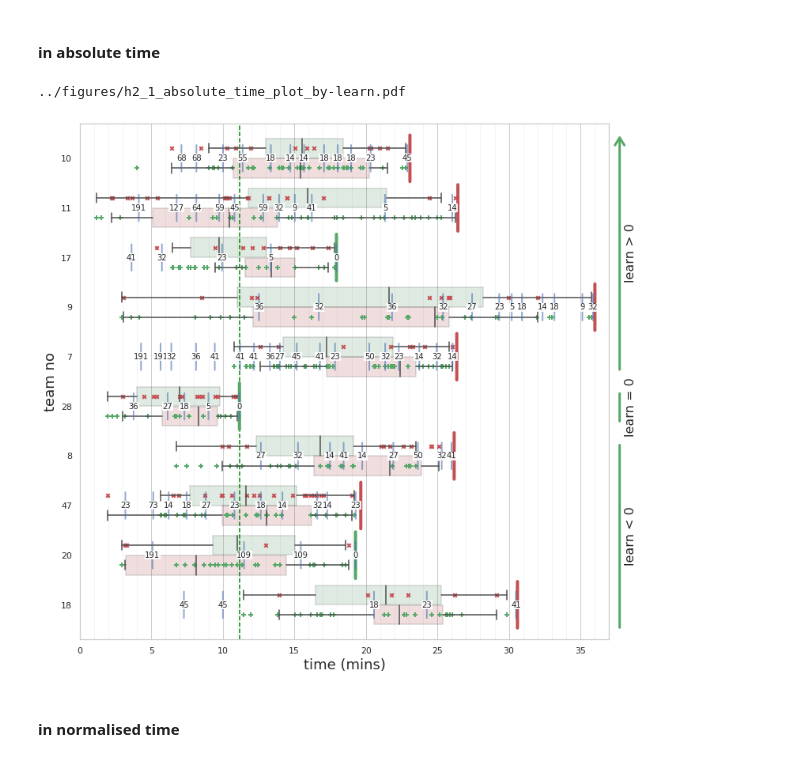
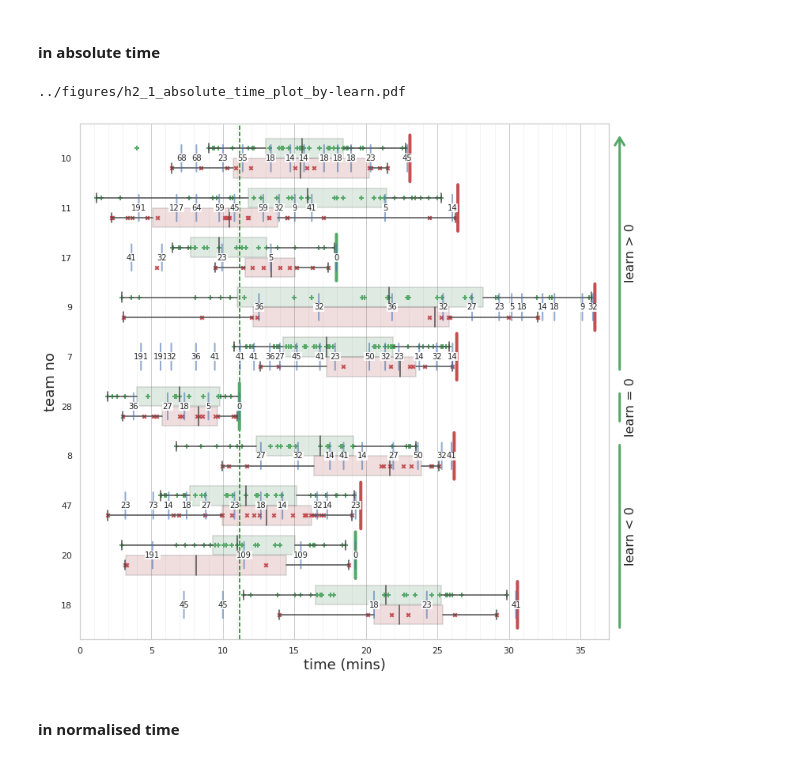
Before and after one commit to chili-epfl/justhink-alignment-analysis, a Jupyter notebook: tools/7_test_the_hypotheses.ipynb, the cells around one changed output. Cells and saved outputs as stored; diff of their text form; code cells hidden in the pictures.

```diff
--- a/tools/7_test_the_hypotheses.ipynb
+++ b/tools/7_test_the_hypotheses.ipynb
@@ -1384,7 +1384,7 @@ def plot_matches_absolute(df, x,
         fig, ax = plt.subplots(figsize=(12, 12))
 
     # dff = df.copy()
-    offset1, offset2 = 0.2, -0.1
+    offset1, offset2 = -0.2, -0.1
     # Plot match and mismatch times.
     dff = df.copy()
     dff = dff[dff.is_match | dff.is_mismatch]
@@ -1585,34 +1585,34 @@ for team_no, _ in routine_dfs.items():
         props = dict(arrowstyle='-', alpha=0.6, linewidth=2, color='b')
         ax.annotate('',
                     xy=(text_pos, y+0.3),
                     xytext=(text_pos, y-0.3),
                     xycoords='data',
                     color='green', arrowprops=props)
         t = ax.annotate(s,
                         xy=(text_pos, y+offset),
                         backgroundcolor='w',
                         fontsize=10,
                         xycoords='data',
                         ha='center', va='center')
         t.set_bbox(dict(fc='w', alpha=0.9, ec='none',
                         boxstyle='square,pad=0.05'))
 
 
 # Mark the common duration with a vertical line.
 ax.axvline(common_duration, ls='--', color='green')
 
 
 # Create box plots of matches and mismatches.
 x, xlabel = 'end', 'time (mins)'
 fig, ax = plot_matches_absolute(
     all_corpus_df, x=x, xlabel=xlabel,
     seps=seps, order=order,
     fig=fig, ax=ax,
     #     show_perf_groups=True)
     show_learn_groups=True)
 # %% [output]
 ../figures/h2_1_absolute_time_plot_by-learn.pdf
-[figure, old version]
+[figure, new version]
 # %% [markdown]
 #### in normalised time
 # %%
```
Also changed, not shown: parts of 2 cells of this notebook, 2 other files.
